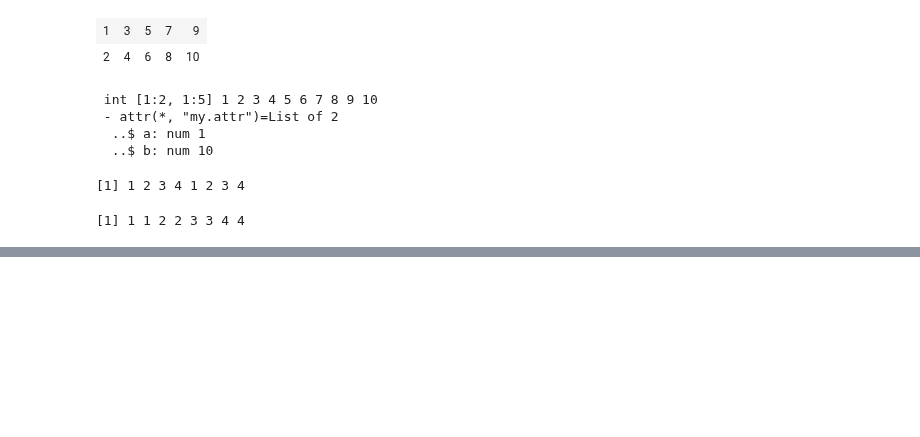
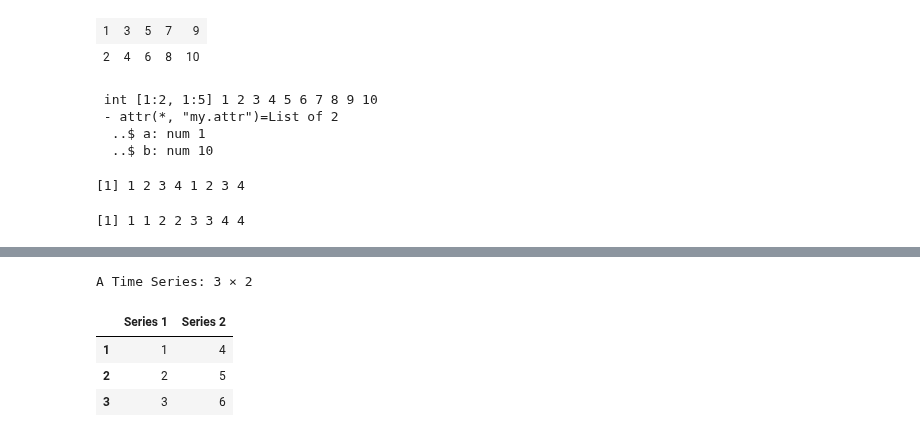
Before and after one commit to lbk209/timeseries, a Jupyter notebook: blog_about_R.ipynb, the cells around one changed output, grey strips where cells are left out. Drawn from its saved outputs; the diff is of its cells as text; code cells hidden in the pictures; blank space fills up the shorter version.

```diff
--- a/blog_about_R.ipynb
+++ b/blog_about_R.ipynb
@@ -306,0 +260,3 @@ rep(1:4, 2) rep(1:4, each = 2) # not the same. rep(1:4, c(2,2,2,2)) # same as se
+# %%
+data.seq = seq(1,6)
+data.seq
@@ -306,0 +265,3 @@ rep(1:4, 2) rep(1:4, each = 2) # not the same. rep(1:4, c(2,2,2,2)) # same as se
+# %%
+data.ts = ts(data.seq)
+data.ts
@@ -306,0 +271,4 @@ rep(1:4, 2) rep(1:4, each = 2) # not the same. rep(1:4, c(2,2,2,2)) # same as se
+# %%
+library(timeSeries)
+data.tS <- timeSeries(data.seq)
+data.tS
@@ -306,0 +284,3 @@ rep(1:4, 2) rep(1:4, each = 2) # not the same. rep(1:4, c(2,2,2,2)) # same as se
+# %%
+data.matrix = matrix(data.ts, 3, 2)
+data.matrix
@@ -306,0 +292,9 @@ rep(1:4, 2) rep(1:4, each = 2) # not the same. rep(1:4, c(2,2,2,2)) # same as se
+# %%
+data.ts.2 = ts(data.matrix)
+data.ts.2
+# %% [output]
+A Time Series: 3 × 2
+|  | Series 1 | Series 2 |
+| 1 | 1 | 4 |
+| 2 | 2 | 5 |
+| 3 | 3 | 6 |
```
Also changed, not shown: parts of 28 cells of this notebook.
